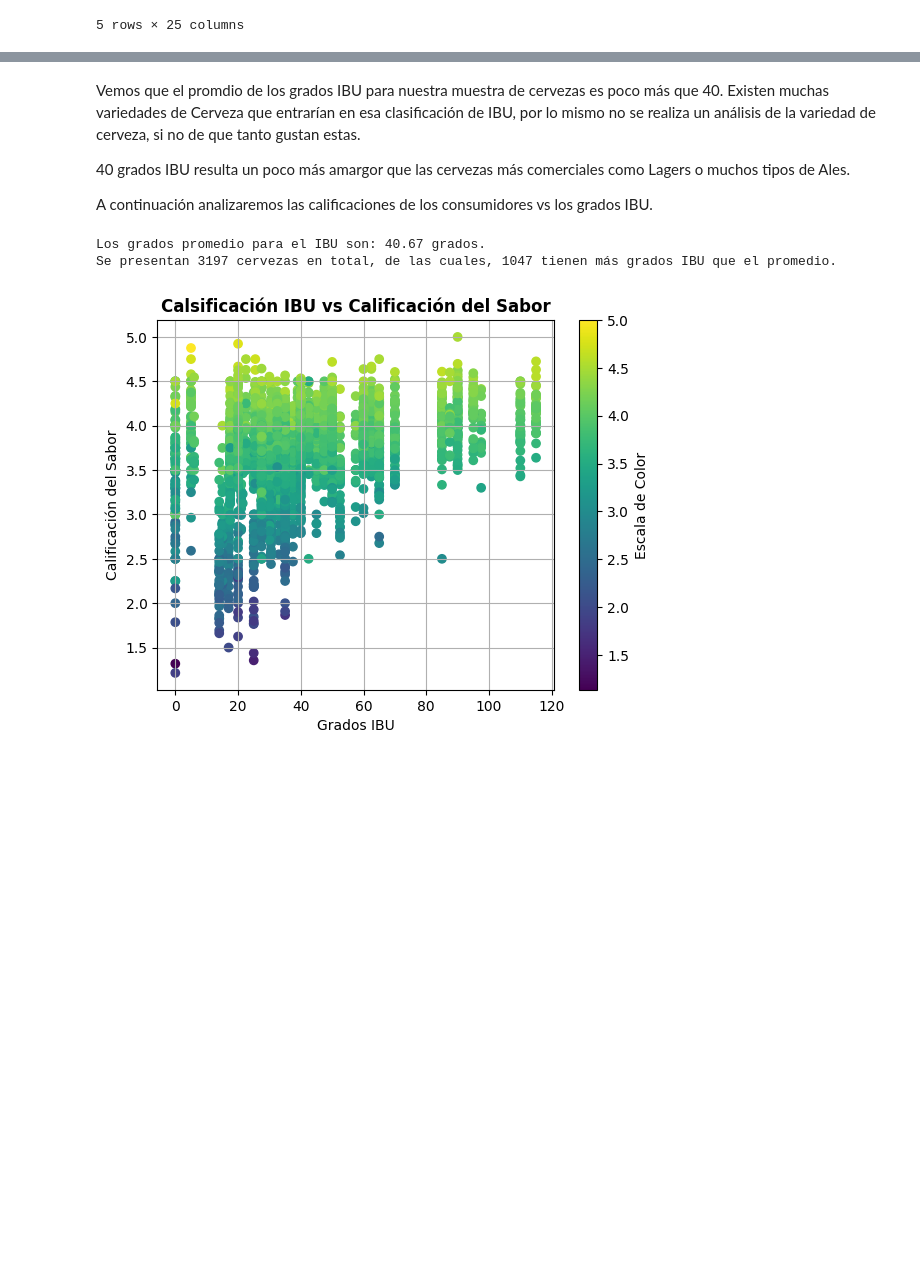
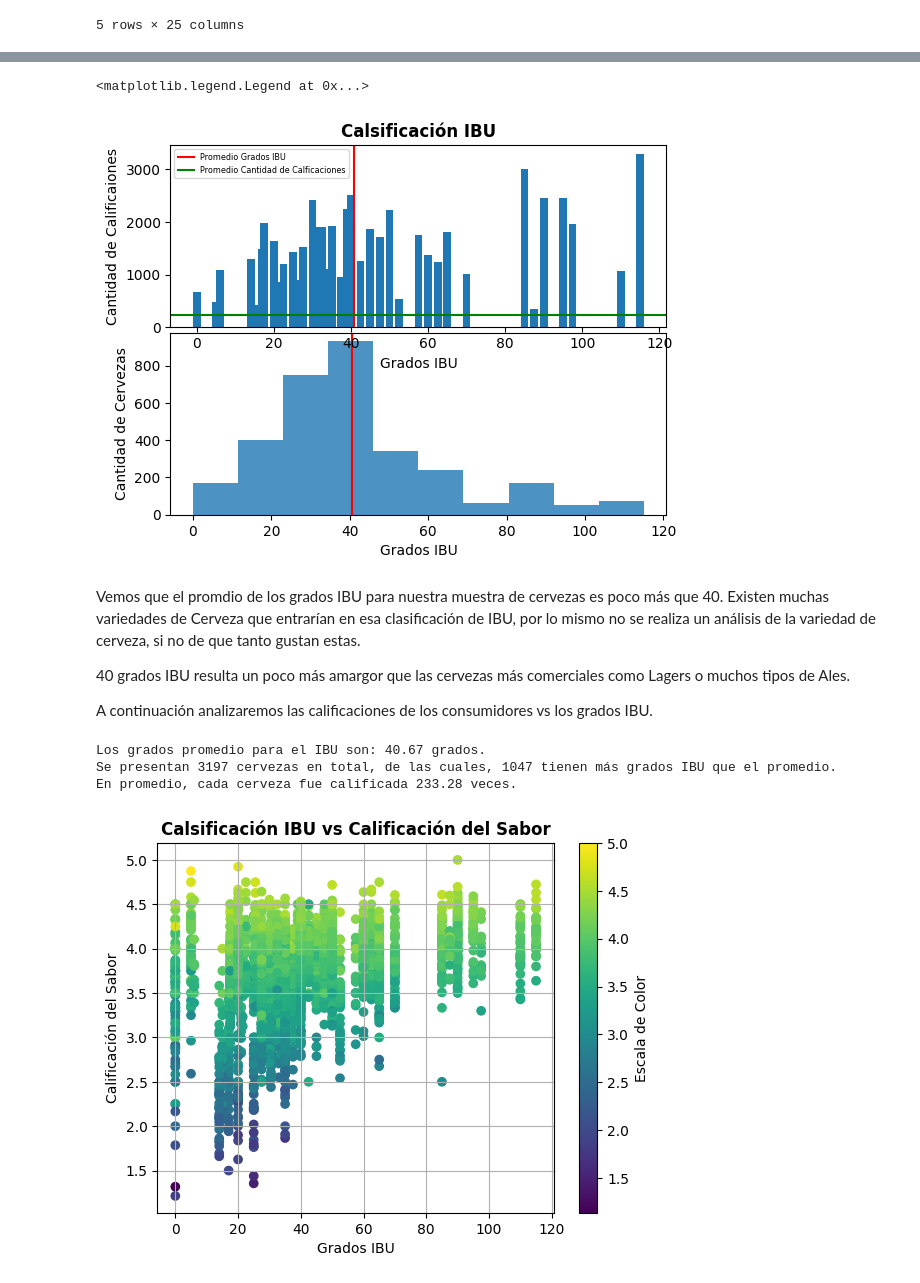
Before and after one commit to JMRRT1992/Coderhouse, a Jupyter notebook: Proyecto/Data/Raw/Entrega 2/vizualizacion_ReyesRetanaT.ipynb, the cells around one changed output, grey strips where cells are left out. Drawn from its saved outputs; the diff is of its cells as text; code cells hidden in the pictures; blank space fills up the shorter version.

```diff
--- a/Proyecto/Data/Raw/Entrega 2/vizualizacion_ReyesRetanaT.ipynb
+++ b/Proyecto/Data/Raw/Entrega 2/vizualizacion_ReyesRetanaT.ipynb
@@ -329,3 +339,30 @@ Text(0.5, 1.0, 'Calsificación IBU')
+# %%
+#Calculamos el valor promedio de los Grados IBU y de calificaciones por cerveza.
+IBU_promedio = wrk_df["IBU_Promedio"].mean()
+prom_no_calif = wrk_df["number_of_reviews"].mean()
+
+#Graficamos el pormedio de IBU en un gráfico tipo histograma.
+IBU1 = plt.subplot2grid((12,12),(6,0), rowspan = 6, colspan = 12)
+IBU1.hist(wrk_df["IBU_Promedio"], label = 'Grados IBU', alpha = 0.8)
+IBU1.axvline(IBU_promedio, color='red', label = 'Promedio')
+IBU1.set_xlabel(xlabel = 'Grados IBU')
+IBU1.set_ylabel(ylabel = 'Cantidad de Cervezas')
+IBU1.set_title(label = 'Calsificación IBU')
+
+#Graficamos la cantidad de calificaciones por niveles de IBU en un gráfico de barras.
+IBU3 = plt.subplot2grid((12,12),(0,0), rowspan = 6, colspan = 12)
+IBU3.bar(wrk_df["IBU_Promedio"], wrk_df["number_of_reviews"], width = 2)
+IBU3.axvline(IBU_promedio, color='red', label = 'Promedio Grados IBU')
+IBU3.axhline(prom_no_calif, color='green', label = 'Promedio Cantidad de Calficaciones')
+IBU3.set_xlabel(xlabel = 'Grados IBU')
+IBU3.set_ylabel(ylabel = 'Cantidad de Calificaiones')
+IBU3.set_title(label = 'Calsificación IBU')
+
+mpl.rcParams["legend.fontsize"] = 'xx-small'
+IBU3.legend()
+# %% [output]
+<matplotlib.legend.Legend at 0x...>
+[figure, added]
 # %% [markdown]
 Vemos que el promdio de los grados IBU para nuestra muestra de cervezas es poco más que 40. Existen muchas variedades de Cerveza que entrarían en esa clasificación de IBU, por lo mismo no se realiza un análisis de la variedad de cerveza, si no de que tanto gustan estas.
 
@@ -339,9 +376,11 @@ cerv_menor_IBU = len(wrk_df.loc[(wrk_df.IBU_Promedio > IBU_promedio),"IBU_Promed
 
 print("Los grados promedio para el IBU son: {} grados." .format(round(IBU_promedio, 2)))
 print("Se presentan {} cervezas en total, de las cuales, {} tienen más grados IBU que el promedio." .format(cant_cerv_calif,cerv_menor_IBU))
+print("En promedio, cada cerveza fue calificada {} veces." .format(round(prom_no_calif,2)))
 # %% [output]
 Los grados promedio para el IBU son: 40.67 grados.
 Se presentan 3197 cervezas en total, de las cuales, 1047 tienen más grados IBU que el promedio.
+En promedio, cada cerveza fue calificada 233.28 veces.
 # %%
 #Graficamos la columna IBU Promedio vs la columna review_taste, donde el color de cada punto vendrá dado por la columna
 #review overall.
```
Also changed, not shown: parts of 10 cells of this notebook.
